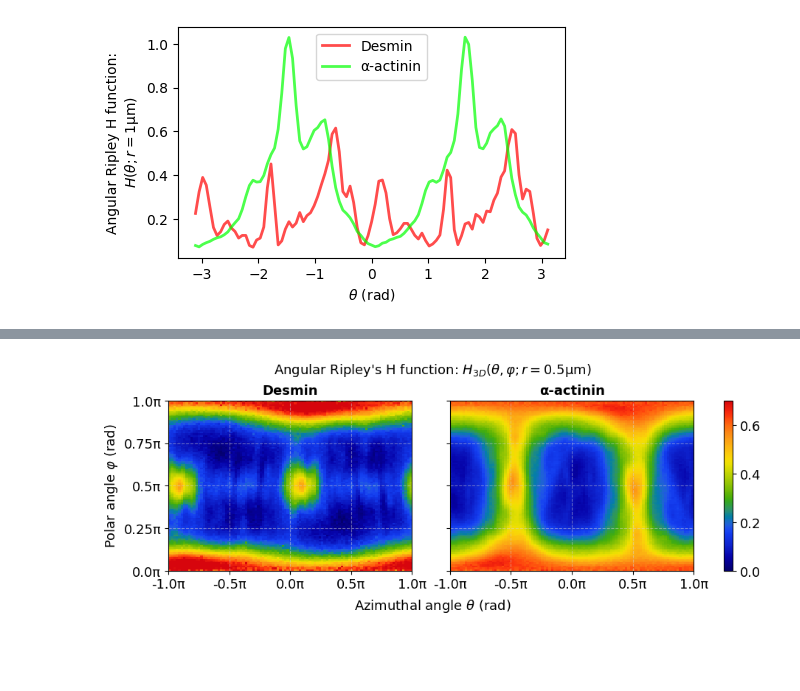
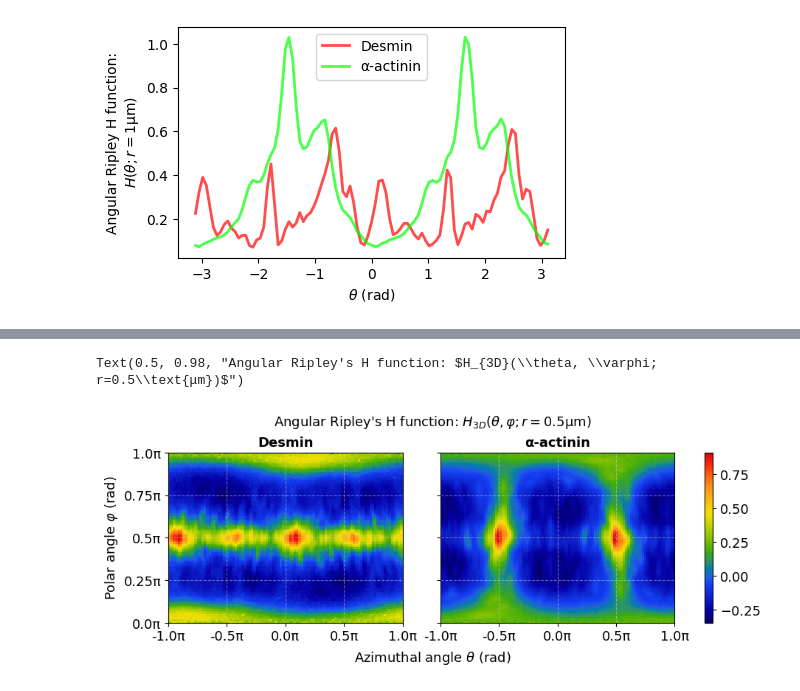
Before and after one commit to Jhko725/ProteinStructureReconstruction.jl, a Jupyter notebook: notebooks/angular_orientation.ipynb, the cells around one changed output, grey strips where cells are left out. Cells and saved outputs as stored; diff of their text form; code cells hidden in the pictures; blank space fills up the shorter version.

```diff
--- a/notebooks/angular_orientation.ipynb
+++ b/notebooks/angular_orientation.ipynb
@@ -17,19 +26,3 @@ out = df.partition_by("probe")
-# %%
-points = {
-    name: out[i].select(["x", "y", "z"]).to_numpy()
-    for i, name in enumerate(("desmin", "actinin"))
-}
-with warnings.catch_warnings():
-    warnings.simplefilter("ignore")
-    transform_fn, metrics = align_patch(
-        points,
-        tilt_sweep_values=np.arange(-2, 2, 0.001),
-        rotation_sweep_values=np.arange(-15, 0, 0.1),
-        min_cluster_size=200,
-        min_samples=1,
-    )
-
-points_final = {k: transform_fn(v) for k, v in points.items()}
 # %%
 x0s = (2, 6, 10, 14, 18, 1, 5, 9, 13, 17, 0, 4, 8, 12, 16, 15)
 y0s = (9, 9, 9, 9, 9, 5, 5, 5, 5, 5, 1, 1, 1, 1, 1, -3)
@@ -37,7 +30,7 @@ bboxes = [BoundingSquare(x0, y0, side=4) for x0, y0 in zip(x0s, y0s)]
 # %%
 idx = 15
 bbox = bboxes[idx]
-sq1 = {k: filter_bounded(v, bbox) for k, v in points_final.items()}
+sq1 = {k: filter_bounded(v, bbox) for k, v in points.items()}
 
 with warnings.catch_warnings():
     warnings.simplefilter("ignore")
@@ -219,7 +172,7 @@ ax.legend()
 # %%
 ripley_H_rois = []
 for roi in tqdm(bboxes):
-    sq1 = {k: filter_bounded(v, roi) for k, v in points_final.items()}
+    sq1 = {k: filter_bounded(v, roi) for k, v in points.items()}
     with warnings.catch_warnings():
         warnings.simplefilter("ignore")
         transform_fn_sq, _ = align_patch(
@@ -338,7 +229,7 @@ def angular_ripley_H_3d(
 # %%
 ripley_H_rois_3d = []
 for roi in tqdm(bboxes):
-    sq1 = {k: filter_bounded(v, roi) for k, v in points_final.items()}
+    sq1 = {k: filter_bounded(v, roi) for k, v in points.items()}
     with warnings.catch_warnings():
         warnings.simplefilter("ignore")
         transform_fn_sq, _ = align_patch(
@@ -351,7 +242,7 @@ for roi in tqdm(bboxes):
     sq1_final = {k: transform_fn_sq(v) for k, v in sq1.items()}
 
     angular_ripleys_3d = {
-        k: angular_ripley_H_3d(v, 0.5, edge_correction=False)
+        k: angular_ripley_H_3d(v, 1.0, edge_correction=True)
         for k, v in sq1_final.items()
     }
     ripley_H_rois_3d.append(angular_ripleys_3d)
@@ -371,42 +262,43 @@ for ax, protein in zip(axes, ("desmin", "actinin")):
         *bins,
         np.mean(ripley_H_3d[protein], axis=0).T,
         cmap=cc.cm.rainbow4,
-        vmin=0,
-        vmax=0.7,
+        # vmin=0,
+        # vmax=0.7,
         antialiased=True,
     )
     ax.set_xticks(
         [-np.pi, -0.5 * np.pi, 0, 0.5 * np.pi, np.pi],
         ["-1.0π", "-0.5π", "0.0π", "0.5π", "1.0π"],
     )
     ax.set_yticks(
         [0, 0.25 * np.pi, 0.5 * np.pi, 0.75 * np.pi, np.pi],
         ["0.0π", "0.25π", "0.5π", "0.75π", "1.0π"],
     )
 
     fig.supxlabel("Azimuthal angle " + r"$\theta$" + " (rad)", fontsize="medium")
     axes[0].set_ylabel("Polar angle " + r"$\varphi$" + " (rad)", fontsize="medium")
     ax.grid(ls="--", color="lightgray", alpha=0.5)
 
     ax.set_title(
         LABEL_DICT[protein],
         # color=COLOR_DICT[protein],
         fontsize="medium",
         fontweight="semibold",
     )
 fig.colorbar(
     mesh,
     ax=axes.ravel().tolist(),
     pad=0.03,
 )
 
 fig.suptitle(
     "Angular Ripley's H function: " + r"$H_{3D}(\theta, \varphi; r=0.5\text{μm})$",
     fontsize="medium",
 )
 # fig.savefig("../figures/fig_3/3b/angular_ripley_3d.svg", dpi=500)
 # %% [output]
+Text(0.5, 0.98, "Angular Ripley's H function: $H_{3D}(\\theta, \\varphi; r=0.5\\text{μm})$")
-[figure, old version]
+[figure, new version]
 # %%
 fig, axes = plt.subplots(1, 2, figsize=(9, 3.3), constrained_layout=True, sharey=True)
 for i, ax in enumerate(axes):
```
Also changed, not shown: parts of 21 cells of this notebook, 2 other files.
